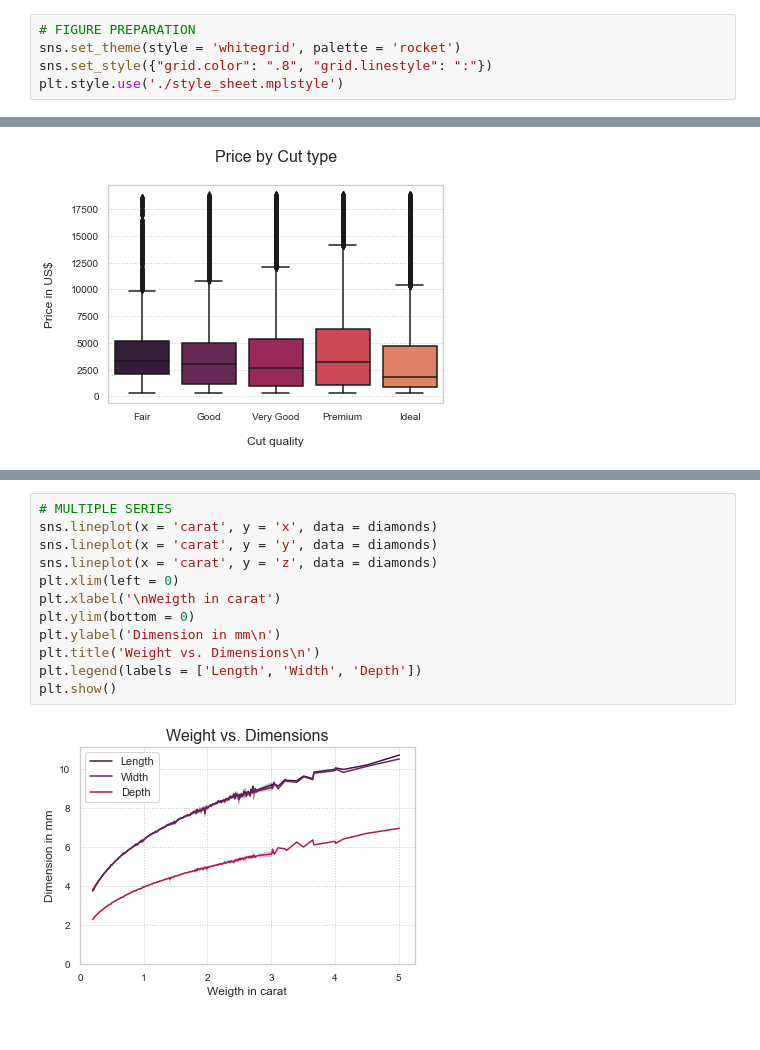
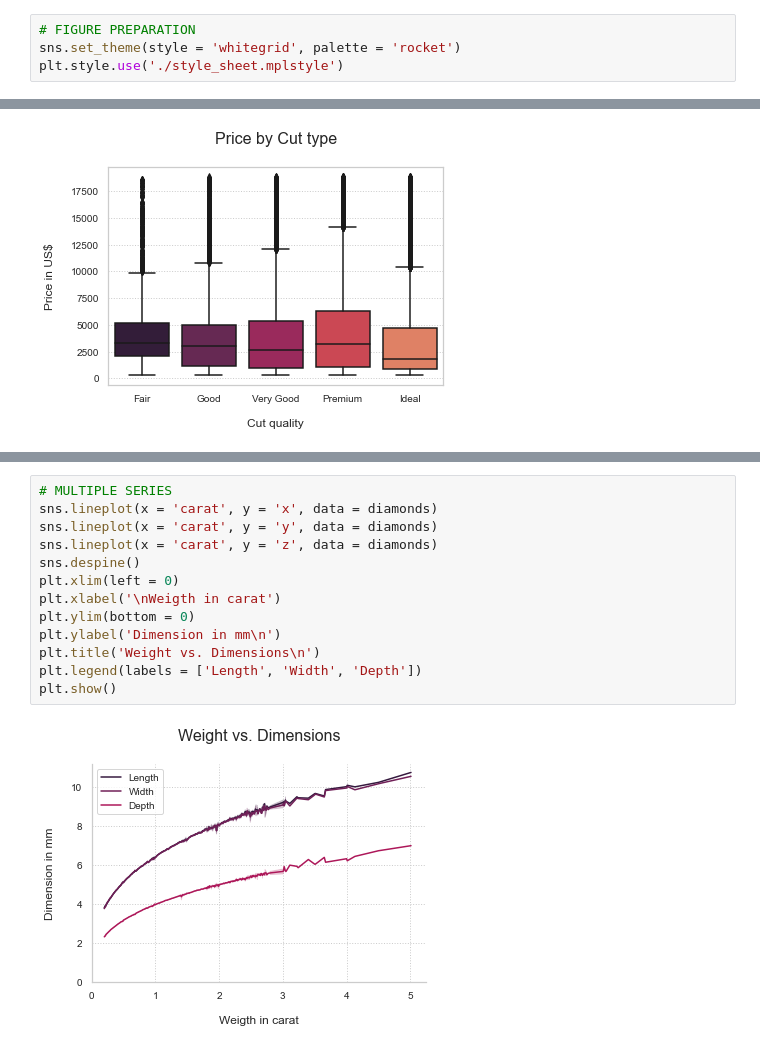
Before and after one commit to eric-martinet/IRONLABS, a Jupyter notebook: Module02/Project_Week_4/seaborn.ipynb, the cells around one changed output, grey strips where cells are left out. Cells and saved outputs as stored; diff of their text form.

```diff
--- a/Module02/Project_Week_4/seaborn.ipynb
+++ b/Module02/Project_Week_4/seaborn.ipynb
@@ -24,7 +24,6 @@ diamonds.cut = pd.Categorical(diamonds.cut, categories = cut_categories)
 # %%
 # FIGURE PREPARATION
 sns.set_theme(style = 'whitegrid', palette = 'rocket')
-sns.set_style({"grid.color": ".8", "grid.linestyle": ":"})
 plt.style.use('./style_sheet.mplstyle')
 # %%
 # LINEAR PLOT
@@ -109,17 +116,18 @@ plt.show()
 # %%
 # MULTIPLE SERIES
 sns.lineplot(x = 'carat', y = 'x', data = diamonds)
 sns.lineplot(x = 'carat', y = 'y', data = diamonds)
 sns.lineplot(x = 'carat', y = 'z', data = diamonds)
+sns.despine()
 plt.xlim(left = 0)
 plt.xlabel('\nWeigth in carat')
 plt.ylim(bottom = 0)
 plt.ylabel('Dimension in mm\n')
 plt.title('Weight vs. Dimensions\n')
 plt.legend(labels = ['Length', 'Width', 'Depth'])
 plt.show()
 # %% [output]
-[figure, old version]
+[figure, new version]
 # %%
 # 3D PROJECTION
 fig = plt.figure()
```
Also changed, not shown: parts of 4 cells of this notebook, 1 other file.
